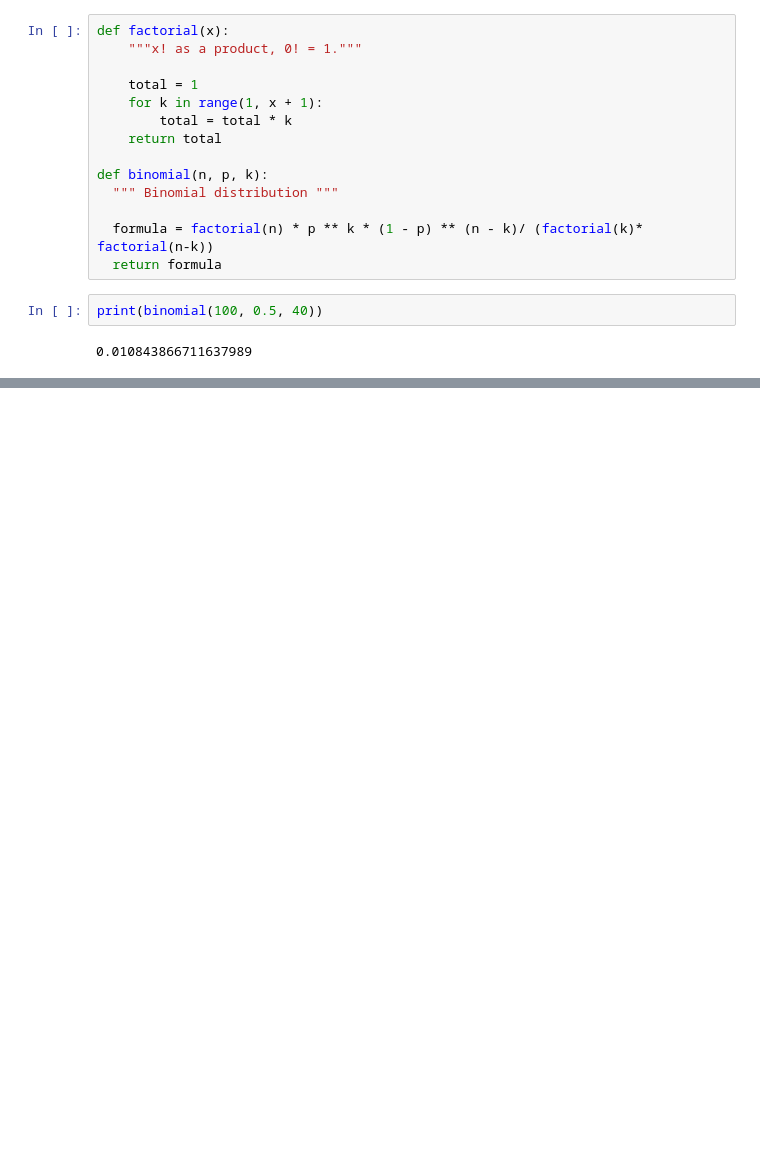
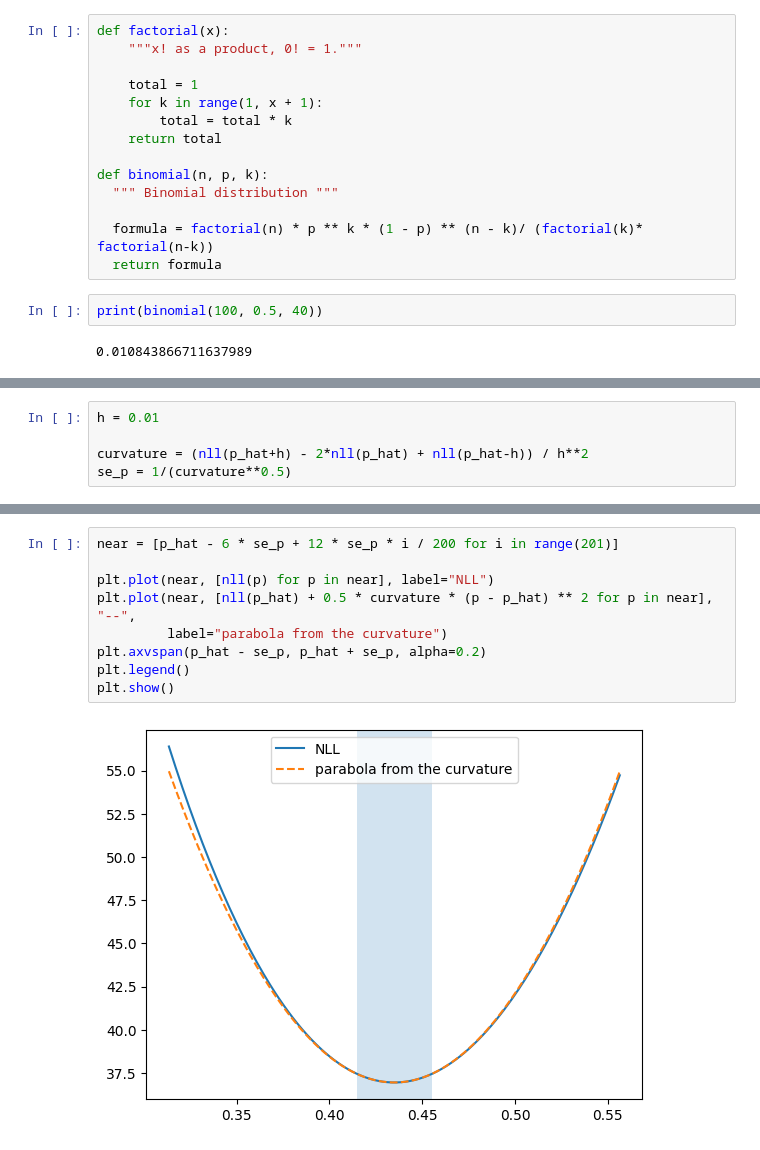
Before and after one commit to Clara3786/Project-Genome-Scale-CRISPR-Cas9-Knockout-Screening-in-Human-Cells, a Jupyter notebook: Project.ipynb, the cells around one changed output, grey strips where cells are left out. Drawn from its saved outputs; the diff is of its cells as text; blank space fills up the shorter version.

```diff
--- a/Project.ipynb
+++ b/Project.ipynb
@@ -156,0 +194,5 @@ plt.show()
+# %%
+h = 0.01
+
+curvature = (nll(p_hat+h) - 2*nll(p_hat) + nll(p_hat-h)) / h**2
+se_p = 1/(curvature**0.5)
@@ -156,0 +203,11 @@ plt.show()
+# %%
+near = [p_hat - 6 * se_p + 12 * se_p * i / 200 for i in range(201)]
+
+plt.plot(near, [nll(p) for p in near], label="NLL")
+plt.plot(near, [nll(p_hat) + 0.5 * curvature * (p - p_hat) ** 2 for p in near], "--",
+         label="parabola from the curvature")
+plt.axvspan(p_hat - se_p, p_hat + se_p, alpha=0.2)
+plt.legend()
+plt.show()
+# %% [output]
+[figure, added]
```
Also changed, not shown: parts of 6 cells of this notebook.
